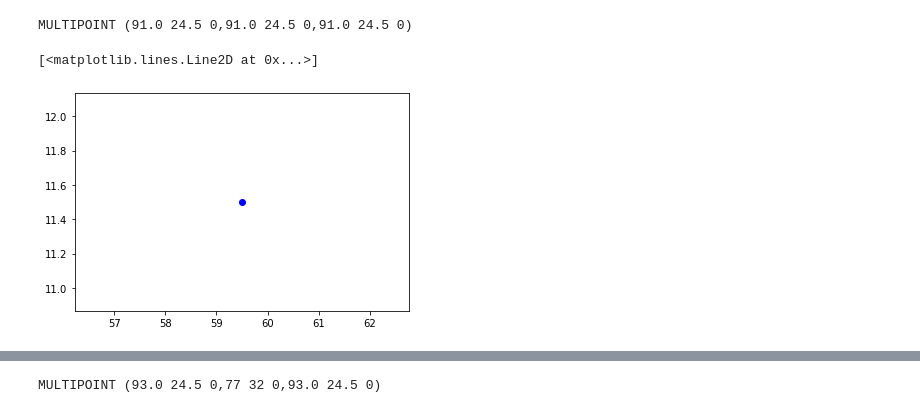
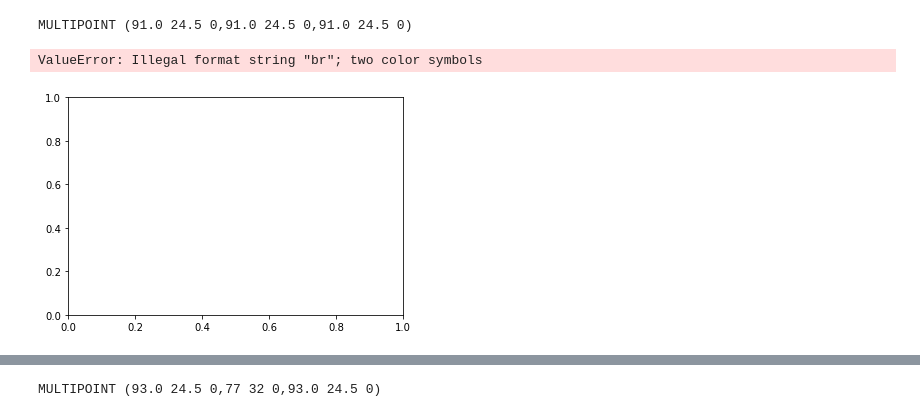
Before and after one commit to lucian-necula-mta/gis-programming, a Jupyter notebook: working_with_geometries.ipynb, the cells around one changed output, grey strips where cells are left out. Cells and saved outputs as stored; diff of their text form; code cells hidden in the pictures.

```diff
--- a/working_with_geometries.ipynb
+++ b/working_with_geometries.ipynb
@@ -61,9 +66,3 @@ points.AddGeometry(faucet)
 print(points)
 # %% [output]
 MULTIPOINT (91.0 24.5 0,91.0 24.5 0,91.0 24.5 0)
-# %%
-import matplotlib.pyplot as plt
-plt.plot(x, y, 'bo')
-# %% [output]
-[<matplotlib.lines.Line2D at 0x...>]
-[figure, removed]
@@ -70,3 +76,11 @@ plt.plot(x, y, 'bo')
+# %%
+data = _get_multiline_coords(points)
+for point in data:
+    x, y = zip(*point)
+    plt.plot(x,y, 'br')
+# %% [output]
+ValueError: Illegal format string "br"; two color symbols
+[figure, added]
 # %%
 # Edit the coordinates for the second faucet.
 points.GetGeometryRef(1).AddPoint(75, 32)
```
Also changed, not shown: parts of 8 cells of this notebook.
